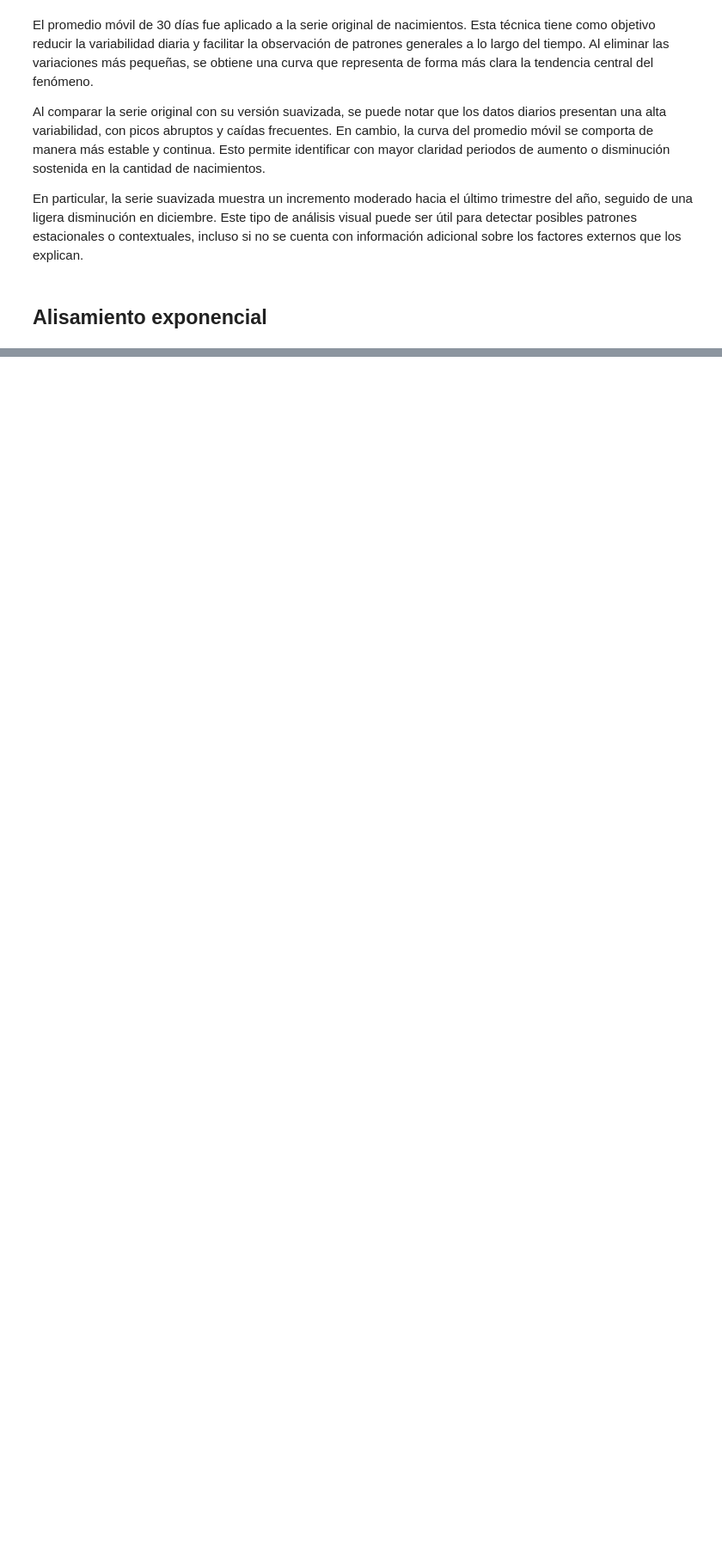
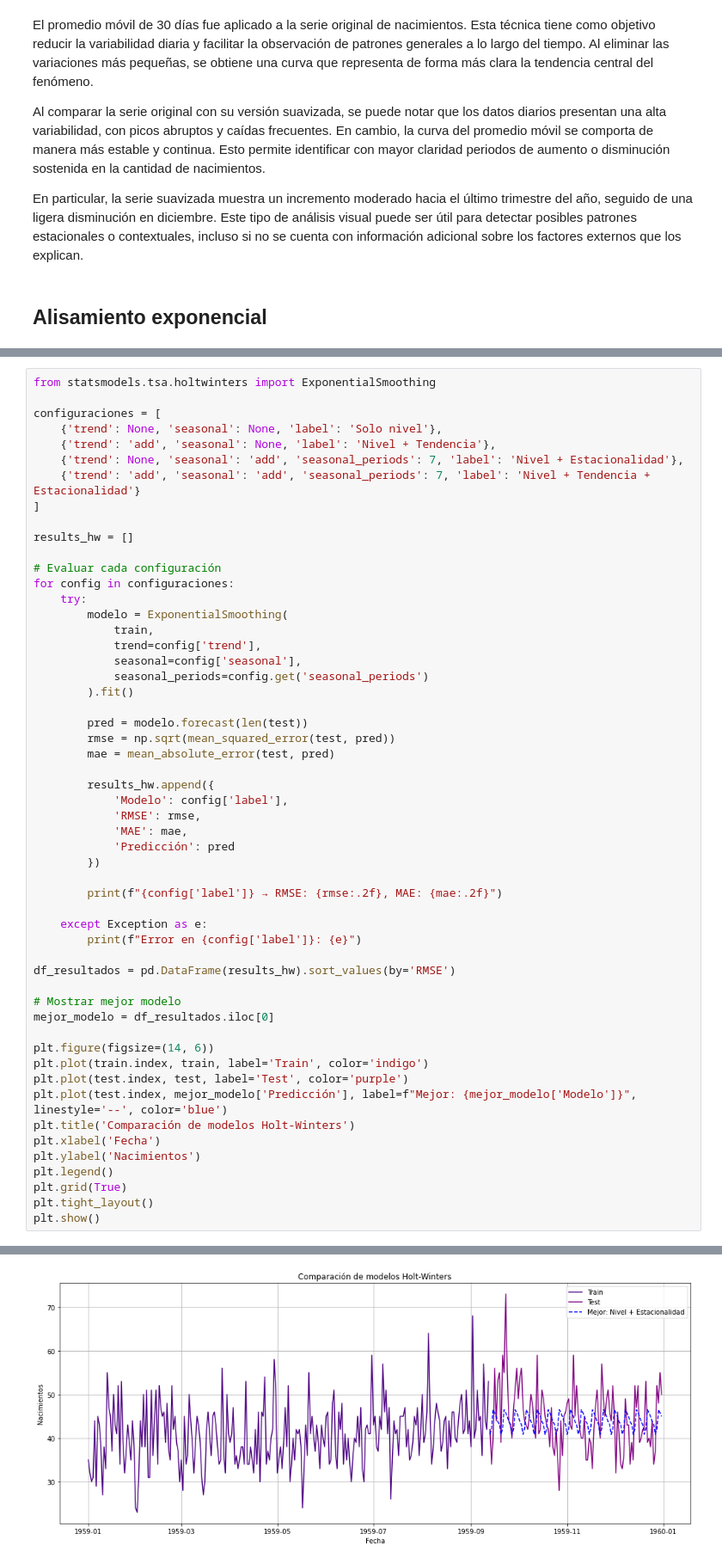
Before and after one commit to alee2602/LAB1-DS, a Jupyter notebook: femalebirths.ipynb, the cells around one changed output, grey strips where cells are left out. Shown at 86% size. Cells and saved outputs as stored; diff of their text form; blank space fills up the shorter version.

```diff
--- a/femalebirths.ipynb
+++ b/femalebirths.ipynb
@@ -120,0 +205,55 @@ En particular, la serie suavizada muestra un incremento moderado hacia el últim
+# %%
+from statsmodels.tsa.holtwinters import ExponentialSmoothing
+
+configuraciones = [
+    {'trend': None, 'seasonal': None, 'label': 'Solo nivel'},
+    {'trend': 'add', 'seasonal': None, 'label': 'Nivel + Tendencia'},
+    {'trend': None, 'seasonal': 'add', 'seasonal_periods': 7, 'label': 'Nivel + Estacionalidad'},
+    {'trend': 'add', 'seasonal': 'add', 'seasonal_periods': 7, 'label': 'Nivel + Tendencia + Estacionalidad'}
+]
+
+results_hw = []
+
+# Evaluar cada configuración
+for config in configuraciones:
+    try:
+        modelo = ExponentialSmoothing(
+            train,
+            trend=config['trend'],
+            seasonal=config['seasonal'],
+            seasonal_periods=config.get('seasonal_periods')
+        ).fit()
+
+        pred = modelo.forecast(len(test))
+        rmse = np.sqrt(mean_squared_error(test, pred))
+        mae = mean_absolute_error(test, pred)
+
+        results_hw.append({
+            'Modelo': config['label'],
+            'RMSE': rmse,
+            'MAE': mae,
+            'Predicción': pred
+        })
+
+        print(f"{config['label']} → RMSE: {rmse:.2f}, MAE: {mae:.2f}")
+
+    except Exception as e:
+        print(f"Error en {config['label']}: {e}")
+
+df_resultados = pd.DataFrame(results_hw).sort_values(by='RMSE')
+
+# Mostrar mejor modelo
+mejor_modelo = df_resultados.iloc[0]
+
+plt.figure(figsize=(14, 6))
+plt.plot(train.index, train, label='Train', color='indigo')
+plt.plot(test.index, test, label='Test', color='purple')
+plt.plot(test.index, mejor_modelo['Predicción'], label=f"Mejor: {mejor_modelo['Modelo']}", linestyle='--', color='blue')
+plt.title('Comparación de modelos Holt-Winters')
+plt.xlabel('Fecha')
+plt.ylabel('Nacimientos')
+plt.legend()
+plt.grid(True)
+plt.tight_layout()
+plt.show()
+# %% [output]
@@ -120,0 +264 @@ En particular, la serie suavizada muestra un incremento moderado hacia el últim
+[figure, added]
```
Also changed, not shown: parts of 16 cells of this notebook.
